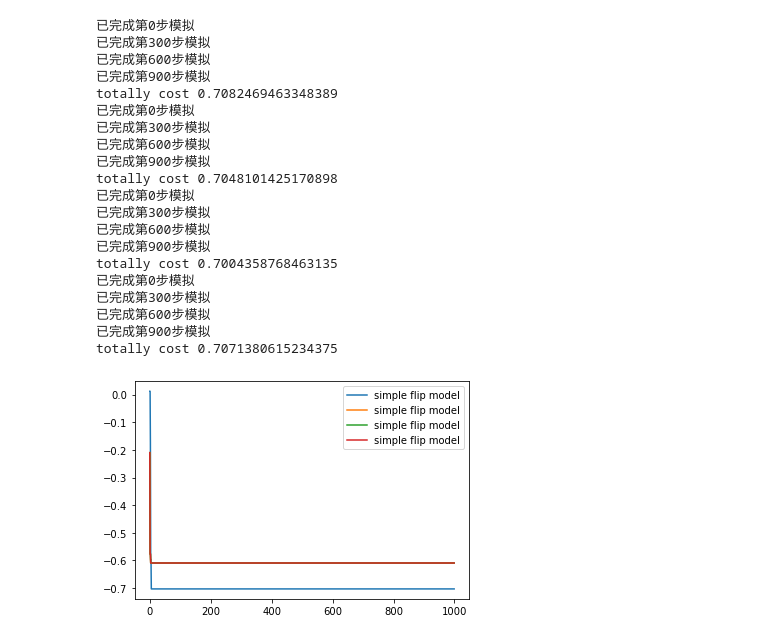
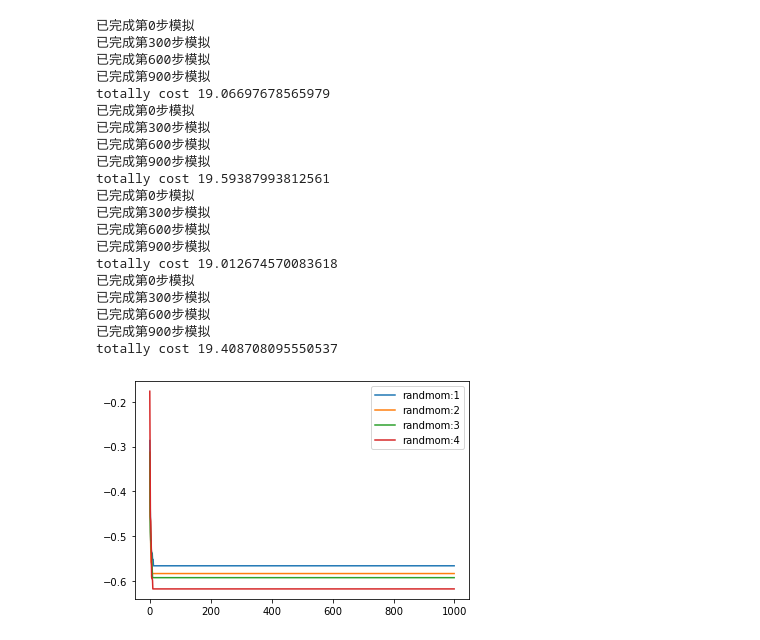
Before and after one commit to Yibo-Zhang/ising_model, a Jupyter notebook: python/heisenberg/Untitled.ipynb, the cells around one changed output. Drawn from its saved outputs; the diff is of its cells as text; code cells hidden in the pictures.

```diff
--- a/python/heisenberg/Untitled.ipynb
+++ b/python/heisenberg/Untitled.ipynb
@@ -36,31 +33,31 @@ totally cost 0.7099668979644775
 # %%
-simple_flip_model_1 = Up_down_flip_model(N=3,step=1000)
+simple_flip_model_1 = Up_down_flip_model(N=10,step=1000,label='randmom:1')
 simple_flip_model_1.simulation()
-simple_flip_model_2 = Up_down_flip_model(N=3,step=1000)
+simple_flip_model_2 = Up_down_flip_model(N=10,step=1000,label='randmom:2')
 simple_flip_model_2.simulation()
-simple_flip_model_3 = Up_down_flip_model(N=3,step=1000)
+simple_flip_model_3 = Up_down_flip_model(N=10,step=1000,label='randmom:3')
 simple_flip_model_3.simulation()
-simple_flip_model_4 = Up_down_flip_model(N=3,step=1000)
+simple_flip_model_4 = Up_down_flip_model(N=10,step=1000,label='randmom:4')
 simple_flip_model_4.simulation()
 # %% [output]
 已完成第0步模拟
 已完成第300步模拟
 已完成第600步模拟
 已完成第900步模拟
-totally cost 0.7082469463348389
+totally cost 19.06697678565979
 已完成第0步模拟
 已完成第300步模拟
 已完成第600步模拟
 已完成第900步模拟
-totally cost 0.7048101425170898
+totally cost 19.59387993812561
 已完成第0步模拟
 已完成第300步模拟
 已完成第600步模拟
 已完成第900步模拟
-totally cost 0.7004358768463135
+totally cost 19.012674570083618
 已完成第0步模拟
 已完成第300步模拟
 已完成第600步模拟
 已完成第900步模拟
-totally cost 0.7071380615234375
+totally cost 19.408708095550537
-[figure, old version]
+[figure, new version]
```
Also changed, not shown: parts of 4 cells of this notebook, 1 other file.
